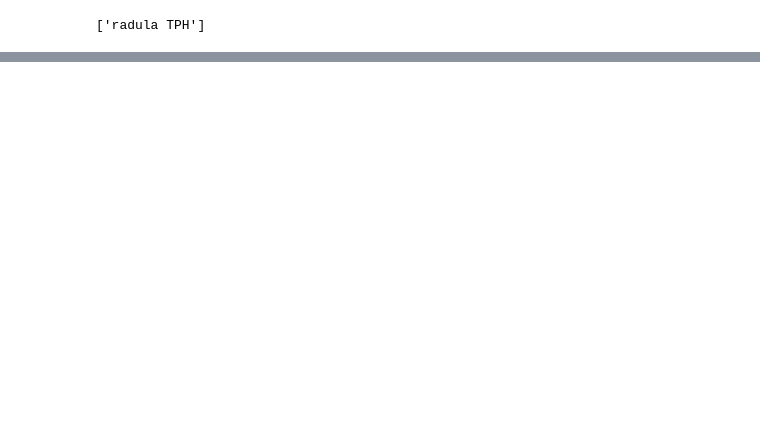
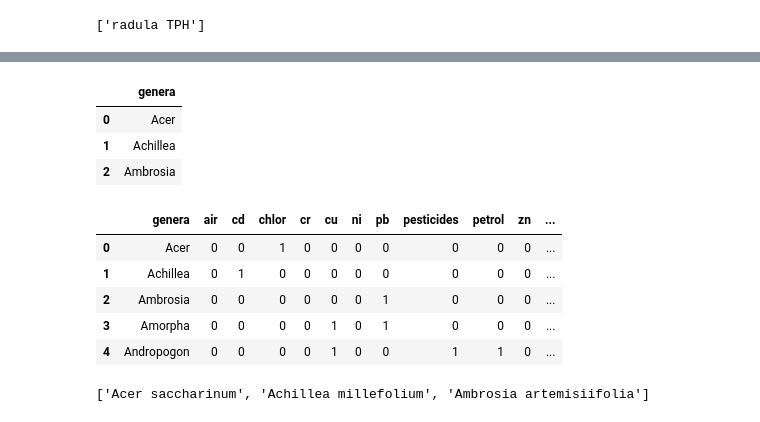
Before and after one commit to ckim2135/Phyto_Garden_Guide, a Jupyter notebook: scripts/04.18 Data Cleaning.ipynb, the cells around one changed output, grey strips where cells are left out. Saved outputs shown, nothing was run; the diff lists cells and outputs as text; code cells hidden in the pictures; blank space fills up the shorter version.

```diff
--- a/scripts/04.18 Data Cleaning.ipynb
+++ b/scripts/04.18 Data Cleaning.ipynb
@@ -341,0 +222,12 @@ zn_dict
+# %%
+#create list of genera in each category
+air_keys = list(air_dict.keys())
+cd_keys = list(cd_dict.keys())
+chlor_keys = list(chlor_dict.keys())
+cr_keys = list(cr_dict.keys())
+cu_keys = list(cu_dict.keys())
+ni_keys = list(ni_dict.keys())
+pb_keys = list(pb_dict.keys())
+pesticides_keys = list(pesticides_dict.keys())
+petrol_keys = list(petrol_dict.keys())
+zn_keys = list(zn_dict.keys())
@@ -341,0 +268,26 @@ zn_dict
+# %%
+#dataframe of all genera in all phytoremediation categories
+phyto_df = pd.DataFrame(phyto_genera)
+phyto_df.columns = ["genera"]
+phyto_df.head(3)
+# %% [output]
+|  | genera |
+| 0 | Acer |
+| 1 | Achillea |
+| 2 | Ambrosia |
+# %%
+#create column for each pollution category
+phyto_df['air'] = ""
+phyto_df['cd'] = ""
+phyto_df['chlor'] = ""
+phyto_df['cr'] = ""
+phyto_df['cu'] = ""
+phyto_df['ni'] = ""
+phyto_df['pb'] = ""
+phyto_df['pesticides'] = ""
+phyto_df['petrol'] = ""
+phyto_df['zn'] = ""
+phyto_df['known_uses_count'] = ""
+# %%
+#species list of lists
+species_lol = []
@@ -341,0 +370,19 @@ zn_dict
+# %%
+#rename
+phyto_genera_df = phyto_df
+phyto_genera_df.head()
+# %% [output]
+|  | genera | air | cd | chlor | cr | cu | ni | pb | pesticides | petrol | zn | ... |
+| 0 | Acer | 0 | 0 | 1 | 0 | 0 | 0 | 0 | 0 | 0 | 0 | ... |
+| 1 | Achillea | 0 | 1 | 0 | 0 | 0 | 0 | 0 | 0 | 0 | 0 | ... |
+| 2 | Ambrosia | 0 | 0 | 0 | 0 | 0 | 0 | 1 | 0 | 0 | 0 | ... |
+| 3 | Amorpha | 0 | 0 | 0 | 0 | 1 | 0 | 1 | 0 | 0 | 0 | ... |
+| 4 | Andropogon | 0 | 0 | 0 | 0 | 1 | 0 | 0 | 1 | 1 | 0 | ... |
+# %%
+#create flat list of unique species from list of lists
+species_list = [item for sublist in species_lol for item in sublist]
+phyto_species = []
+[phyto_species.append(item) for item in species_list if item not in phyto_species]
+phyto_species[0:3]
+# %% [output]
+['Acer saccharinum', 'Achillea millefolium', 'Ambrosia artemisiifolia']
```
Also changed, not shown: parts of 27 cells of this notebook, 1 other file.
